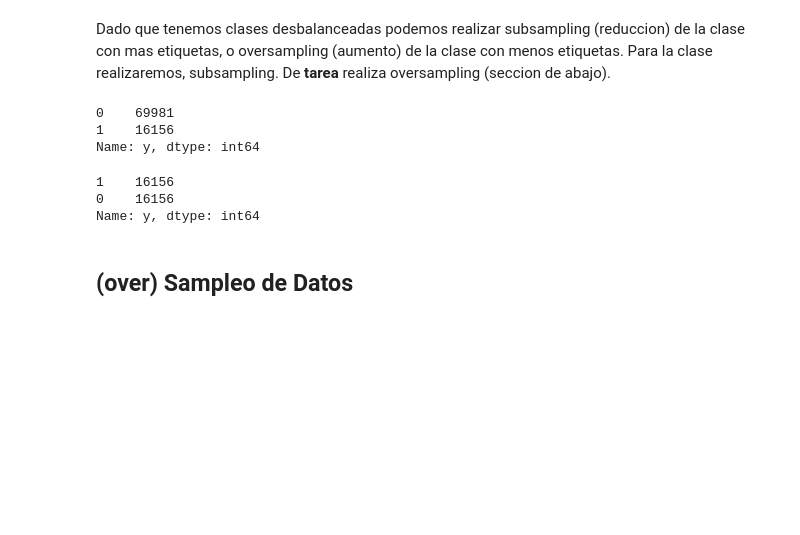
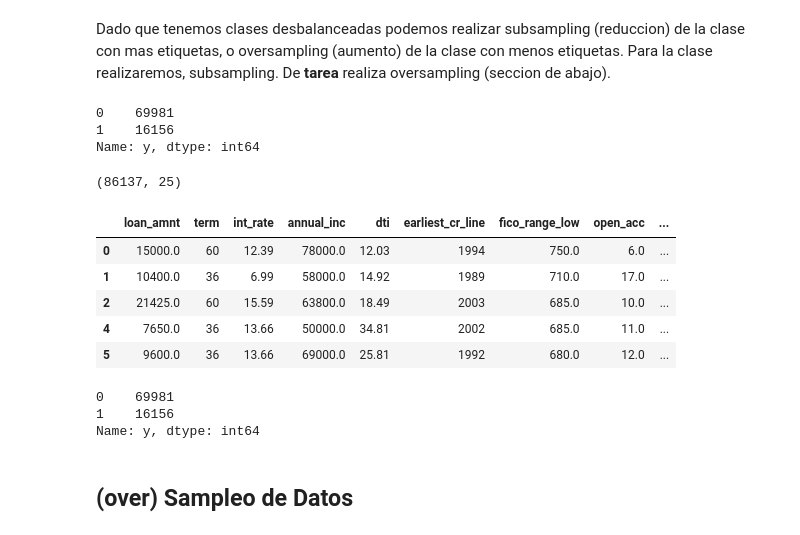
Before and after one commit to uumami/workshop_riskmathics, a Jupyter notebook: proyecto_default.ipynb, the cells around one changed output. Saved outputs shown, nothing was run; the diff lists cells and outputs as text; code cells hidden in the pictures; blank space fills up the shorter version.

```diff
--- a/proyecto_default.ipynb
+++ b/proyecto_default.ipynb
@@ -875,19 +875,32 @@ df['y'].value_counts()
 0    69981
 1    16156
 Name: y, dtype: int64
+# %%
+df.shape
+# %% [output]
+(86137, 25)
+# %%
+df.head()
+# %% [output]
+|  | loan_amnt | term | int_rate | annual_inc | dti | earliest_cr_line | fico_range_low | open_acc | ... |
+| 0 | 15000.0 | 60 | 12.39 | 78000.0 | 12.03 | 1994 | 750.0 | 6.0 | ... |
+| 1 | 10400.0 | 36 | 6.99 | 58000.0 | 14.92 | 1989 | 710.0 | 17.0 | ... |
+| 2 | 21425.0 | 60 | 15.59 | 63800.0 | 18.49 | 2003 | 685.0 | 10.0 | ... |
+| 4 | 7650.0 | 36 | 13.66 | 50000.0 | 34.81 | 2002 | 685.0 | 11.0 | ... |
+| 5 | 9600.0 | 36 | 13.66 | 69000.0 | 25.81 | 1992 | 680.0 | 12.0 | ... |
 # %%
-default_0 = df[df['y']==0]
-default_1 = df[df['y']==1]
-# Subsample default_0
-default_0 = default_0.sample(n=default_1.shape[0], random_state=152,
-                             replace=False)
-# Merge datasets
-df = pd.concat([default_1, default_0],ignore_index=True)
-df = df.sample(frac=1.0).reset_index(drop=True)
+# default_0 = df[df['y']==0]
+# default_1 = df[df['y']==1]
+# # Subsample default_0
+# default_0 = default_0.sample(n=default_1.shape[0], random_state=152,
+#                              replace=False)
+# # Merge datasets
+# df = pd.concat([default_1, default_0],ignore_index=True)
+# df = df.sample(frac=1.0).reset_index(drop=True)
 df['y'].value_counts()
 # %% [output]
+0    69981
 1    16156
-0    16156
 Name: y, dtype: int64
 # %% [markdown]
 ## (over) Sampleo de Datos
```
Also changed, not shown: parts of 13 cells of this notebook.
